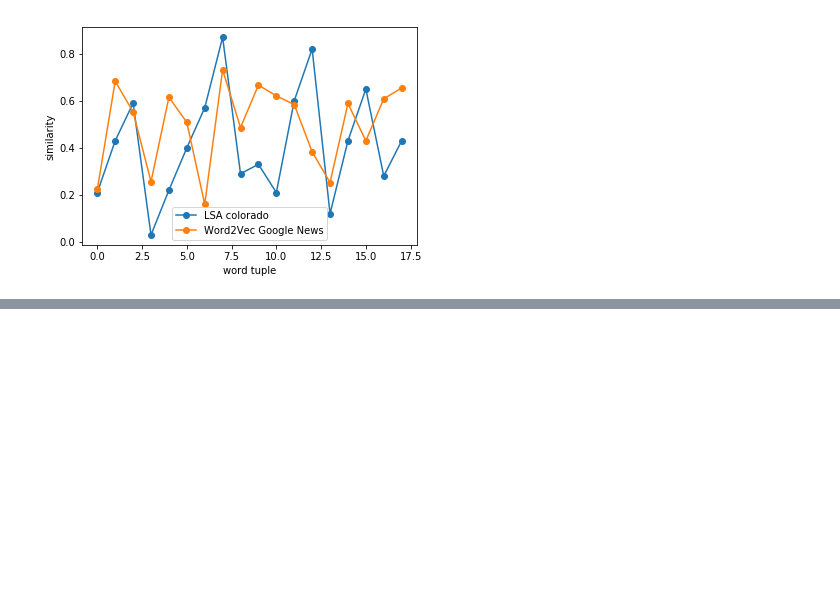
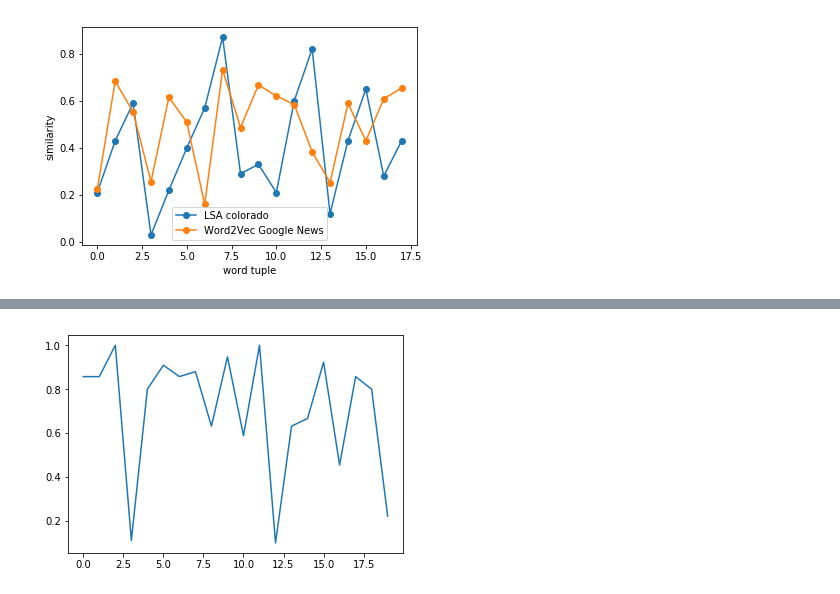
Before and after one commit to turtle-lea/ciencia-de-datos, a Jupyter notebook: tp-6/tp-6.ipynb, the cells around one changed output, grey strips where cells are left out. Saved outputs shown, nothing was run; the diff lists cells and outputs as text; code cells hidden in the pictures; blank space fills up the shorter version.

```diff
--- a/tp-6/tp-6.ipynb
+++ b/tp-6/tp-6.ipynb
@@ -337,0 +360,5 @@ plt.show()
+# %%
+plt.plot(similarity_wup[0:20])
+plt.show()
+# %% [output]
+[figure, added]
```
Also changed, not shown: parts of 20 cells of this notebook.
